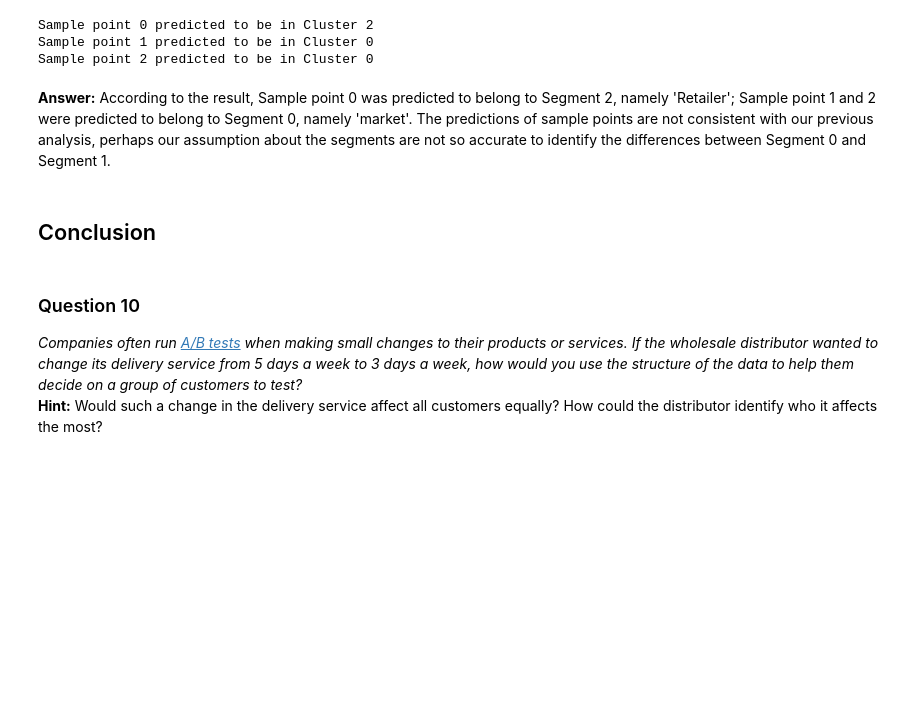
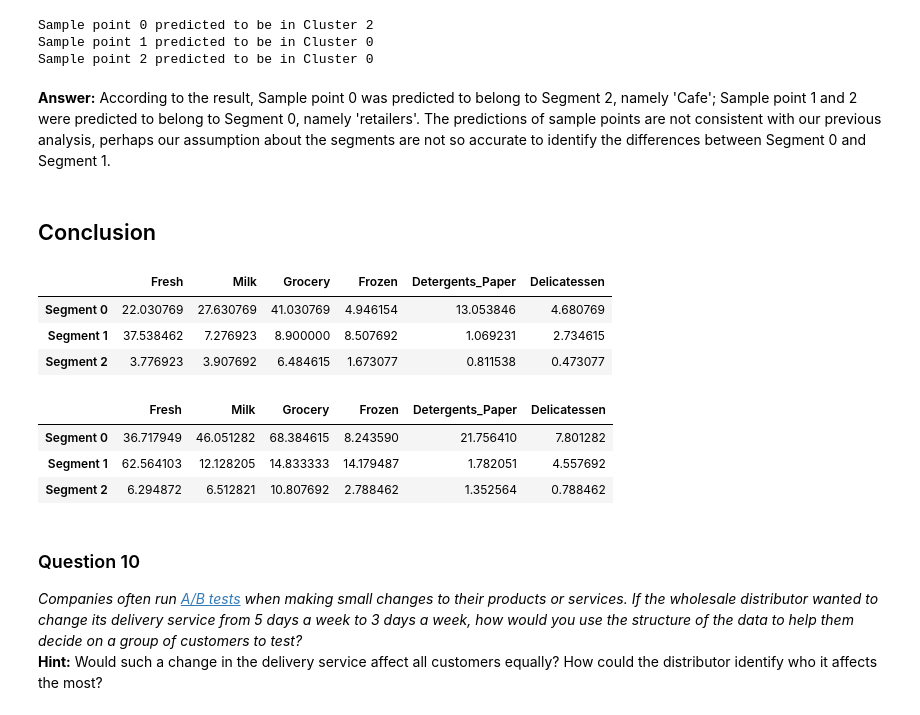
Before and after one commit to richardsun-voyager/MachineLearningNanodegreeProjects, a Jupyter notebook: creating_customer_segments/customer_segments.ipynb, the cells around one changed output. Drawn from its saved outputs; the diff is of its cells as text; code cells hidden in the pictures; blank space fills up the shorter version.

```diff
--- a/creating_customer_segments/customer_segments.ipynb
+++ b/creating_customer_segments/customer_segments.ipynb
@@ -564,9 +564,25 @@ Sample point 1 predicted to be in Cluster 0
 Sample point 2 predicted to be in Cluster 0
 # %% [markdown]
 **Answer:**
-According to the result, Sample point 0 was predicted to belong to Segment 2, namely 'Retailer'; Sample point 1 and 2 were predicted to belong to Segment 0, namely 'market'. The predictions of sample points are not consistent with our previous analysis, perhaps our assumption about the segments are not so accurate to identify the differences between Segment 0 and Segment 1.
+According to the result, Sample point 0 was predicted to belong to Segment 2, namely 'Cafe'; Sample point 1 and 2 were predicted to belong to Segment 0, namely 'retailers'. The predictions of sample points are not consistent with our previous analysis, perhaps our assumption about the segments are not so accurate to identify the differences between Segment 0 and Segment 1.
 # %% [markdown]
 ## Conclusion
+# %%
+data_new = true_centers/52.0/5.0
+data_new
+# %% [output]
+|  | Fresh | Milk | Grocery | Frozen | Detergents_Paper | Delicatessen |
+| Segment 0 | 22.030769 | 27.630769 | 41.030769 | 4.946154 | 13.053846 | 4.680769 |
+| Segment 1 | 37.538462 | 7.276923 | 8.900000 | 8.507692 | 1.069231 | 2.734615 |
+| Segment 2 | 3.776923 | 3.907692 | 6.484615 | 1.673077 | 0.811538 | 0.473077 |
+# %%
+data_new = true_centers/52.0/3.0
+data_new
+# %% [output]
+|  | Fresh | Milk | Grocery | Frozen | Detergents_Paper | Delicatessen |
+| Segment 0 | 36.717949 | 46.051282 | 68.384615 | 8.243590 | 21.756410 | 7.801282 |
+| Segment 1 | 62.564103 | 12.128205 | 14.833333 | 14.179487 | 1.782051 | 4.557692 |
+| Segment 2 | 6.294872 | 6.512821 | 10.807692 | 2.788462 | 1.352564 | 0.788462 |
 # %% [markdown]
 ### Question 10
 *Companies often run [A/B tests](https://en.wikipedia.org/wiki/A/B_testing) when making small changes to their products or services. If the wholesale distributor wanted to change its delivery service from 5 days a week to 3 days a week, how would you use the structure of the data to help them decide on a group of customers to test?*
```
Also changed, not shown: parts of 18 cells of this notebook.
